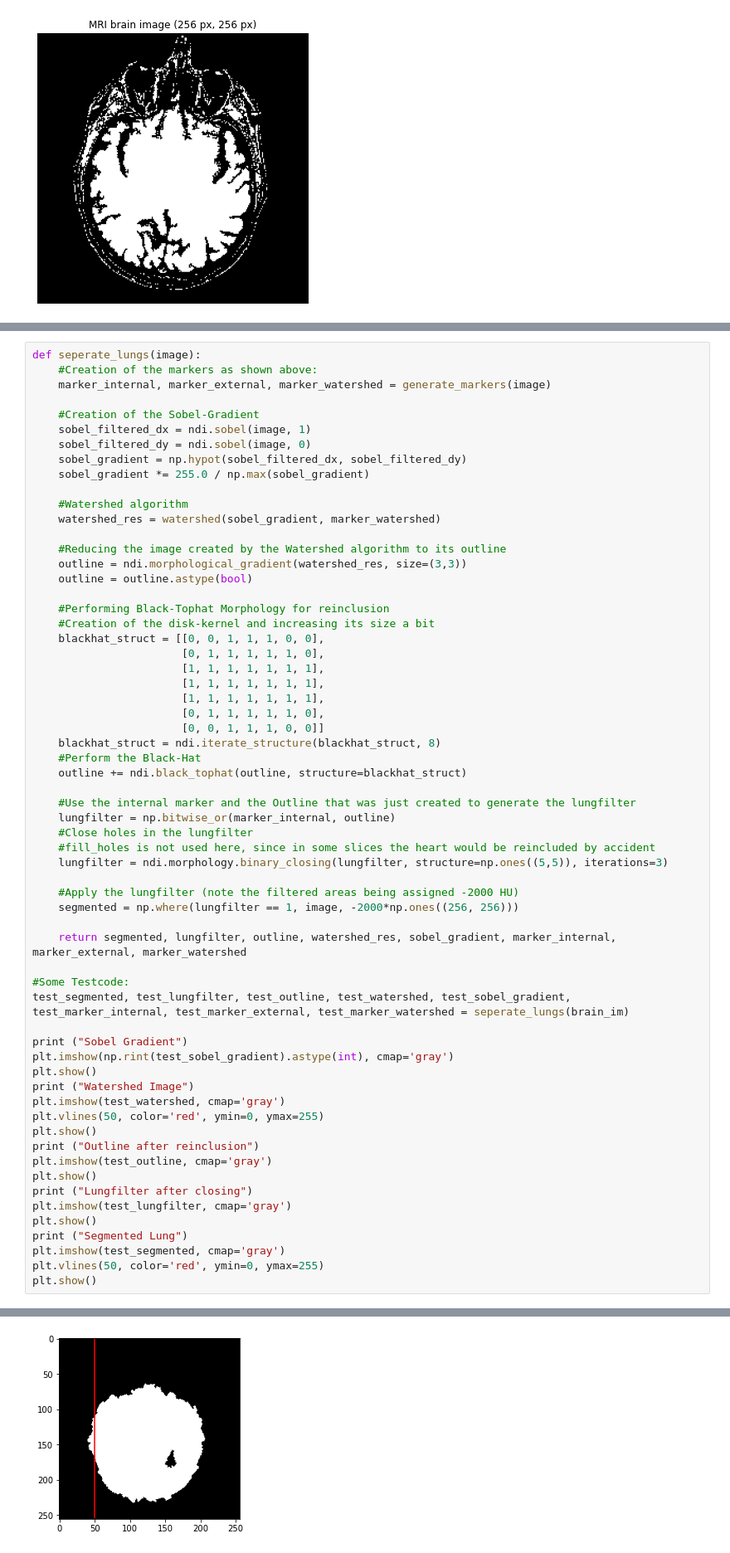
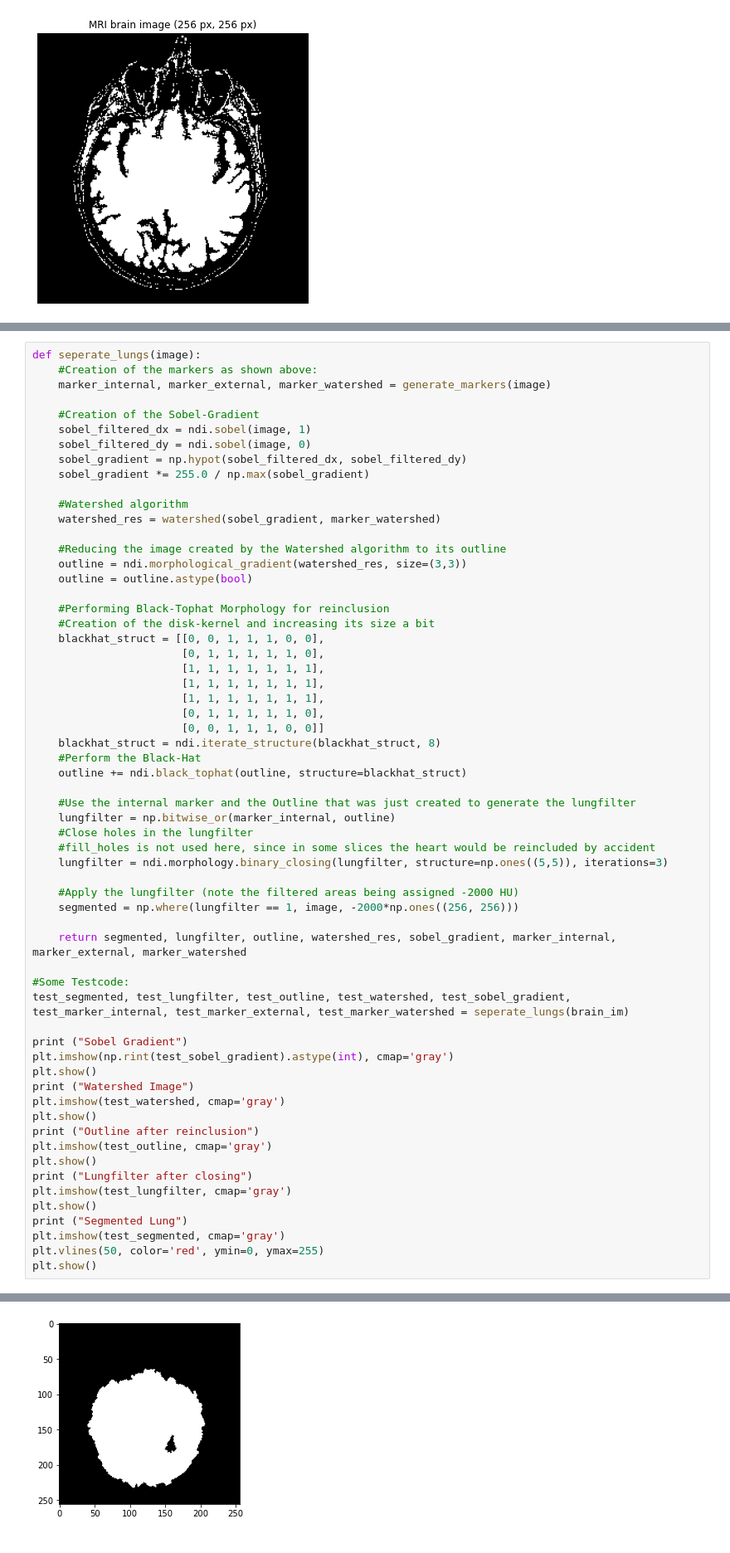
Before and after one commit to benhaj/ImageAnalysisPatternRecognition-labs, a Jupyter notebook: labs/lab_01_segmentation-Copy1.ipynb, the cells around one changed output, grey strips where cells are left out. Shown at 83% size. Drawn from its saved outputs; the diff is of its cells as text.

```diff
--- a/labs/lab_01_segmentation-Copy1.ipynb
+++ b/labs/lab_01_segmentation-Copy1.ipynb
@@ -236,35 +237,34 @@ def seperate_lungs(image):
     lungfilter = ndi.morphology.binary_closing(lungfilter, structure=np.ones((5,5)), iterations=3)
 
     #Apply the lungfilter (note the filtered areas being assigned -2000 HU)
     segmented = np.where(lungfilter == 1, image, -2000*np.ones((256, 256)))
 
     return segmented, lungfilter, outline, watershed_res, sobel_gradient, marker_internal, marker_external, marker_watershed
 
 #Some Testcode:
 test_segmented, test_lungfilter, test_outline, test_watershed, test_sobel_gradient, test_marker_internal, test_marker_external, test_marker_watershed = seperate_lungs(brain_im)
 
 print ("Sobel Gradient")
 plt.imshow(np.rint(test_sobel_gradient).astype(int), cmap='gray')
 plt.show()
 print ("Watershed Image")
 plt.imshow(test_watershed, cmap='gray')
-plt.vlines(50, color='red', ymin=0, ymax=255)
 plt.show()
 print ("Outline after reinclusion")
 plt.imshow(test_outline, cmap='gray')
 plt.show()
 print ("Lungfilter after closing")
 plt.imshow(test_lungfilter, cmap='gray')
 plt.show()
 print ("Segmented Lung")
 plt.imshow(test_segmented, cmap='gray')
 plt.vlines(50, color='red', ymin=0, ymax=255)
 plt.show()
 # %% [output]
 Sobel Gradient
 [figure]
 Watershed Image
-[figure, old version]
+[figure, new version]
 Outline after reinclusion
 [figure]
 Lungfilter after closing
```
Also changed, not shown: parts of 11 cells of this notebook.
